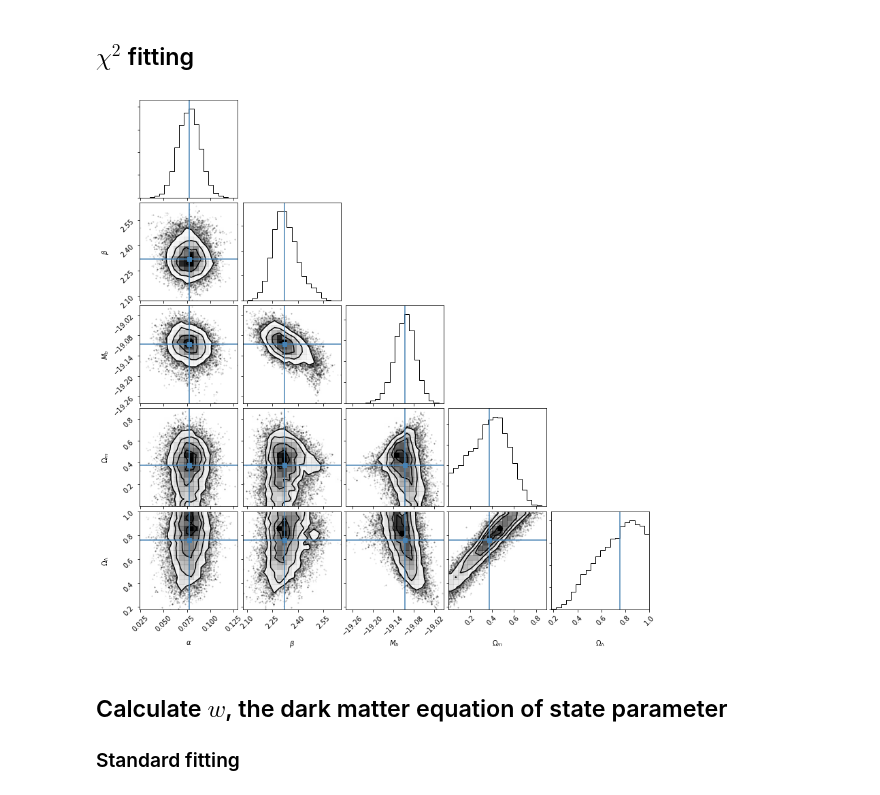
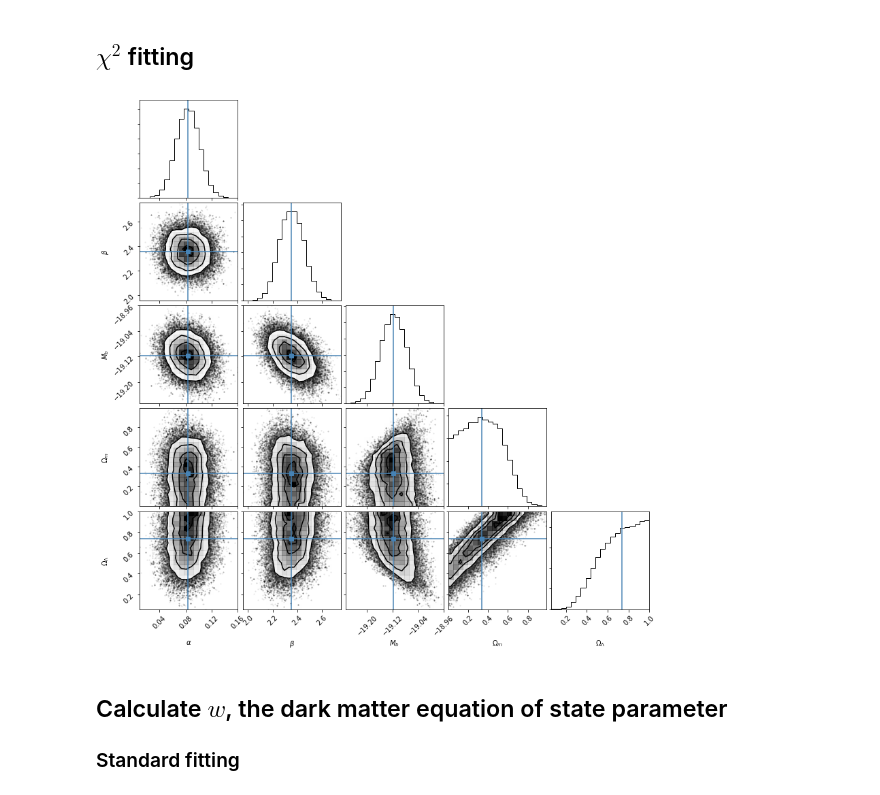
Before and after one commit to OriolAbril/cosmology, a Jupyter notebook: project.ipynb, the cells around one changed output. Saved outputs shown, nothing was run; the diff lists cells and outputs as text; code cells hidden in the pictures.

Commit message:
MCMC for curved universe executed too

```diff
--- a/project.ipynb
+++ b/project.ipynb
@@ -374,9 +390,9 @@ pos = [initMC_curved + 1e-4*np.random.randn(ndim) for i in range(nwalkers)]
 sampler_curved = emcee.EnsembleSampler(nwalkers, ndim, lnprob_curved)
 sampler_curved.run_mcmc(pos, 1000);
 # %%
-samples_curved = sampler_curved.chain[:, 50:, :].reshape((-1, ndim))
+samples_curved = sampler_curved.chain[:, 70:, :].reshape((-1, ndim))
 chi2_sys_lc_res_curved, chi2_sys_lc_err_curved = np.mean(samples_curved,axis=0),np.std(samples_curved,axis=0)
 fig = corner.corner(samples_curved, labels=[r"$\alpha$", r"$\beta$", r"$M_b$", r"$\Omega_m$", r"$\Omega_\Lambda$"],
                       truths=np.median(samples_curved,axis=0))
 # %% [output]
-[figure, old version]
+[figure, new version]
```
Also changed, not shown: parts of 4 cells of this notebook, 1 other file.
